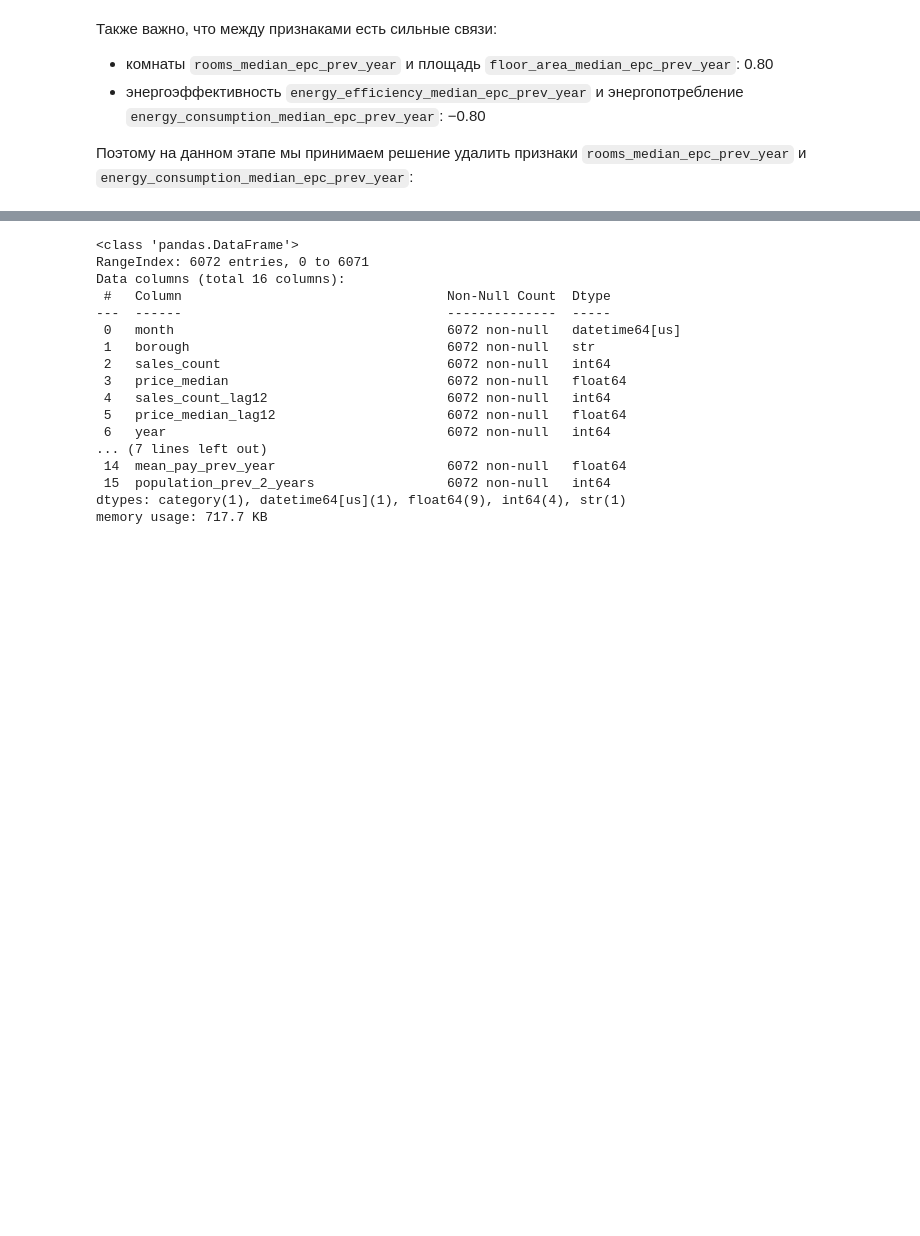
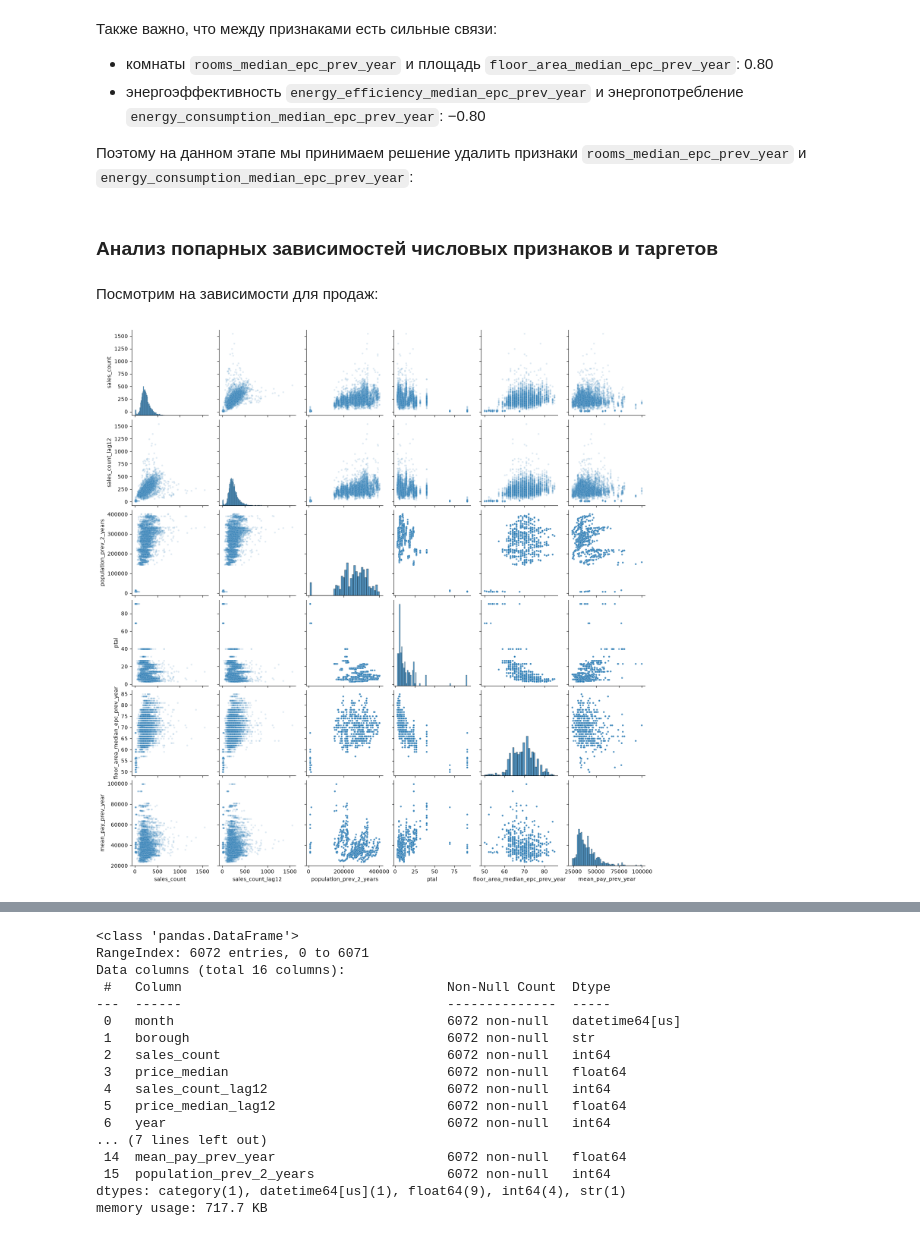
Before and after one commit to ScarletBlizzard/london-property-demand-forecast, a Jupyter notebook: notebooks/EDA.ipynb, the cells around one changed output, grey strips where cells are left out. Drawn from its saved outputs; the diff is of its cells as text; code cells hidden in the pictures; blank space fills up the shorter version.

Commit message:
Добавил анализ попарных зависимостей числовых признаков и таргетов в EDA

```diff
--- a/notebooks/EDA.ipynb
+++ b/notebooks/EDA.ipynb
@@ -758,3 +758,21 @@ columns_to_drop = [
 
 df = df.drop(columns=columns_to_drop)
 df_scaled = df_scaled.drop(columns=columns_to_drop)
+# %% [markdown]
+### Анализ попарных зависимостей числовых признаков и таргетов
+# %% [markdown]
+Посмотрим на зависимости для продаж:
+# %%
+sales_columns = [
+    "sales_count",
+    "sales_count_lag12",  # корреляция с таргетом 0,58
+    "population_prev_2_years",  # 0,47
+    "ptal",  # −0,33
+    "floor_area_median_epc_prev_year",  # 0,30
+    "mean_pay_prev_year",  # 0.00
+]
+
+sns.pairplot(df[sales_columns], plot_kws={"alpha": 0.15, "s": 10})
+plt.show()
+# %% [output]
+[figure, added]
```
Also changed, not shown: parts of 6 cells of this notebook.
